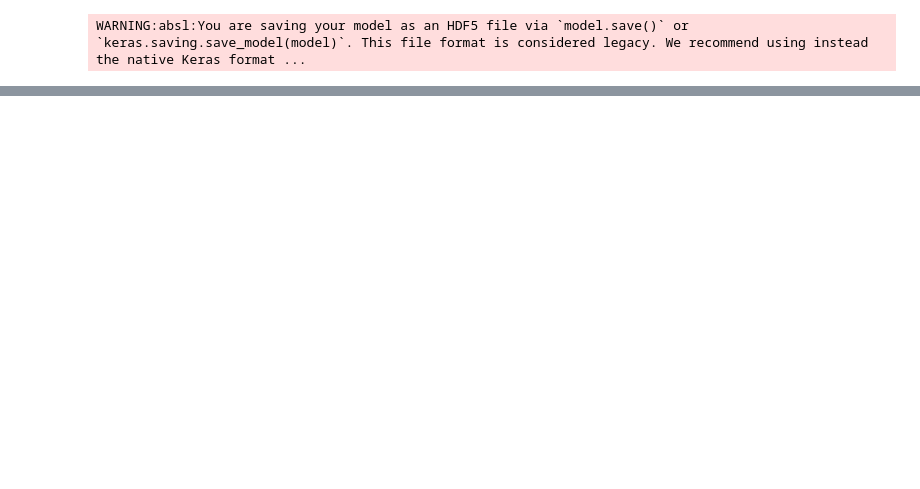
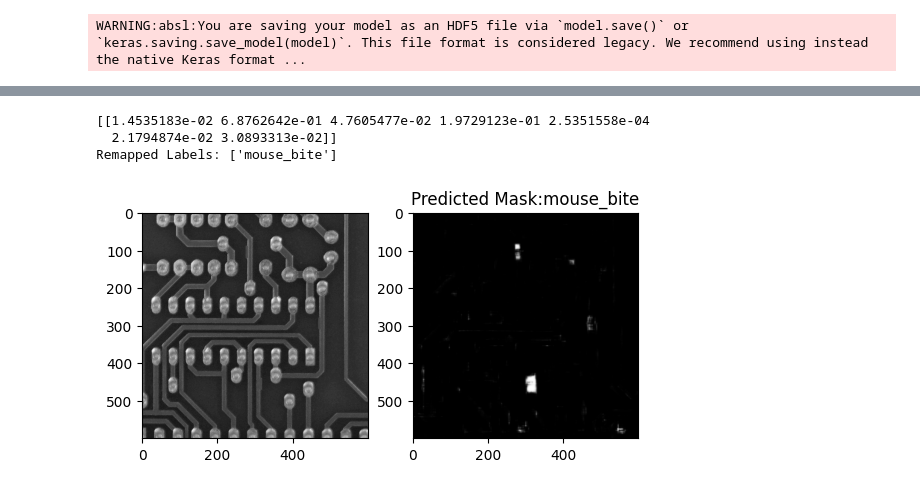
Before and after one commit to taubenus/PCB_Defects_Detection, a Jupyter notebook: notebooks/models/PCB_enhanced_unet_segmentation_classification.ipynb, the cells around one changed output, grey strips where cells are left out. Saved outputs shown, nothing was run; the diff lists cells and outputs as text; code cells hidden in the pictures; blank space fills up the shorter version.

```diff
--- a/notebooks/models/PCB_enhanced_unet_segmentation_classification.ipynb
+++ b/notebooks/models/PCB_enhanced_unet_segmentation_classification.ipynb
@@ -1122,0 +1136,11 @@ for i in range(14,24,1):
+# %%
+image_test2 = []
+gray_image2 = []
+image_test2 = cv2.imread('C:/users/wfaiz/Data_Science/PCB_Defect/data_full/Images/l_light_11_spur_02_5_600.jpg')
+
+image_test2 = cv2.resize(image_test2, (600, 600))  # Resize
+gray_image2 = cv2.cvtColor(image_test2, cv2.COLOR_BGR2GRAY)
+image_array_test2 = np.asarray(gray_image2) / 255.0 #normalize
+# %%
+image_array_test2 = np.expand_dims(image_array_test2, axis=0)  # Add batch dimension
+y_pred2, y_class2 = model.predict(image_array_test2)
@@ -1122,0 +1149,22 @@ for i in range(14,24,1):
+# %%
+print(y_class2)
+predicted_label2 = np.argmax(y_class2, axis=1)
+remapped_label2 = [class_labels_pred[label] for label in predicted_label2]
+
+# Print the remapped labels
+print("Remapped Labels:", remapped_label2)
+# %% [output]
+[[1.4535183e-02 6.8762642e-01 4.7605477e-02 1.9729123e-01 2.5351558e-04
+  2.1794874e-02 3.0893313e-02]]
+Remapped Labels: ['mouse_bite']
+# %%
+
+plt.subplot(121)
+plt.imshow(gray_image2.squeeze(), cmap='gray')
+
+plt.subplot(122)
+plt.imshow(y_pred2.squeeze(), cmap='gray')
+plt.title('Predicted Mask:' +remapped_label2[0])
+plt.show()
+# %% [output]
+[figure, added]
```
Also changed, not shown: parts of 26 cells of this notebook, 12 other files.
